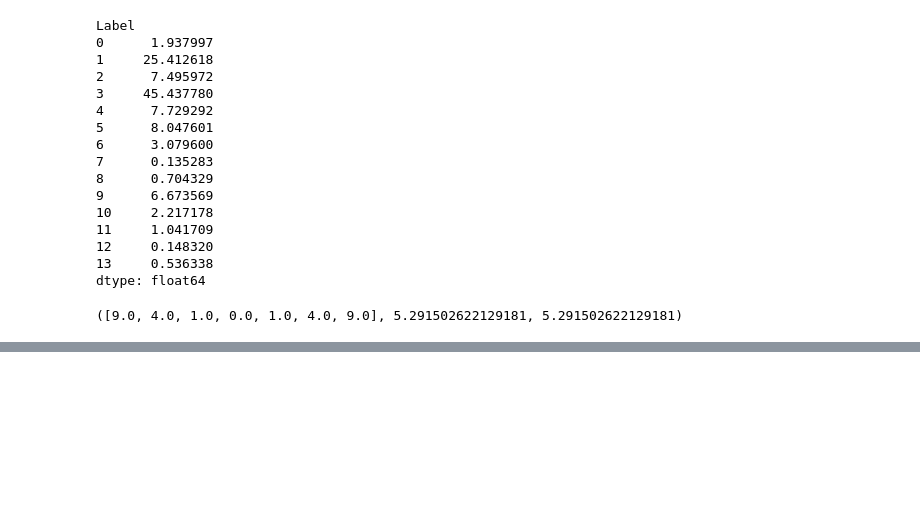
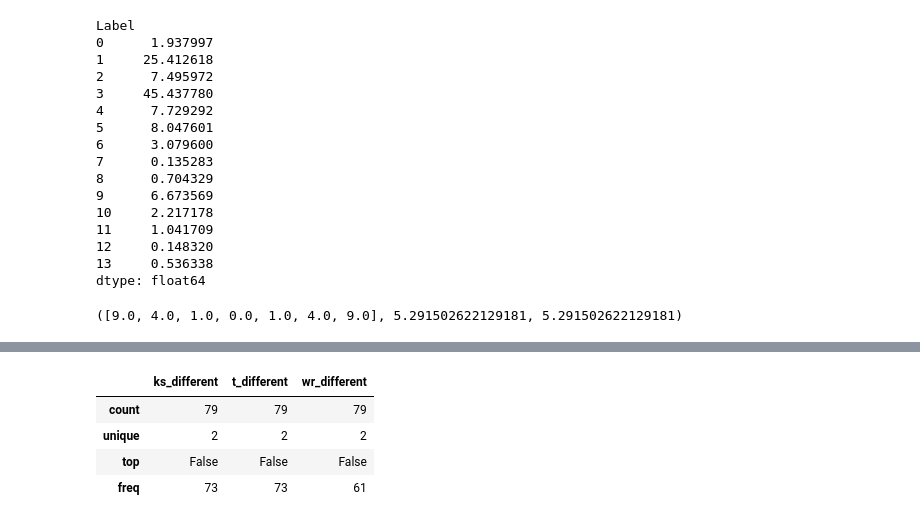
Before and after one commit to CN-TU/controllable-network-data-balancing-with-gans, a Jupyter notebook: data_exploration.ipynb, the cells around one changed output, grey strips where cells are left out. Saved outputs shown, nothing was run; the diff lists cells and outputs as text; code cells hidden in the pictures; blank space fills up the shorter version.

```diff
--- a/data_exploration.ipynb
+++ b/data_exploration.ipynb
@@ -607,0 +682,9 @@ xs, math.sqrt(sum(xs)), np.linalg.norm(np.array(x) - np.array(s))
+# %%
+# Kolmogorov-Smirnov and t-test seem to be most robust.
+df_stats.describe(include="bool")
+# %% [output]
+|  | ks_different | t_different | wr_different |
+| count | 79 | 79 | 79 |
+| unique | 2 | 2 | 2 |
+| top | False | False | False |
+| freq | 73 | 73 | 61 |
```
Also changed, not shown: parts of 7 cells of this notebook.
